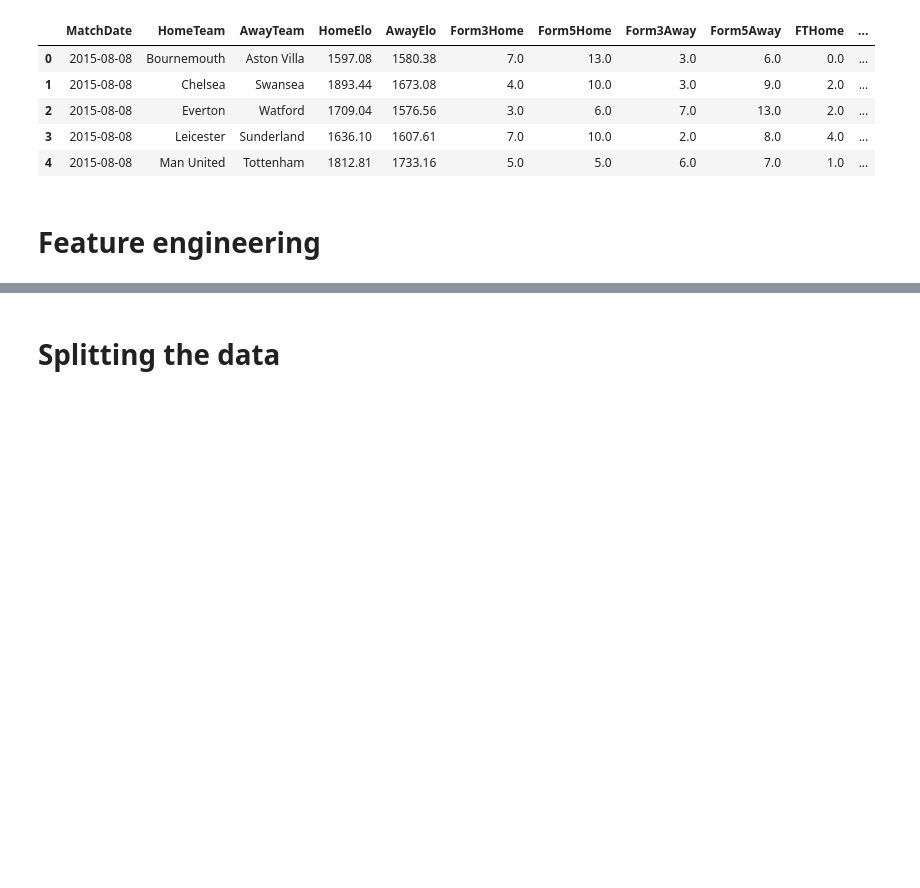
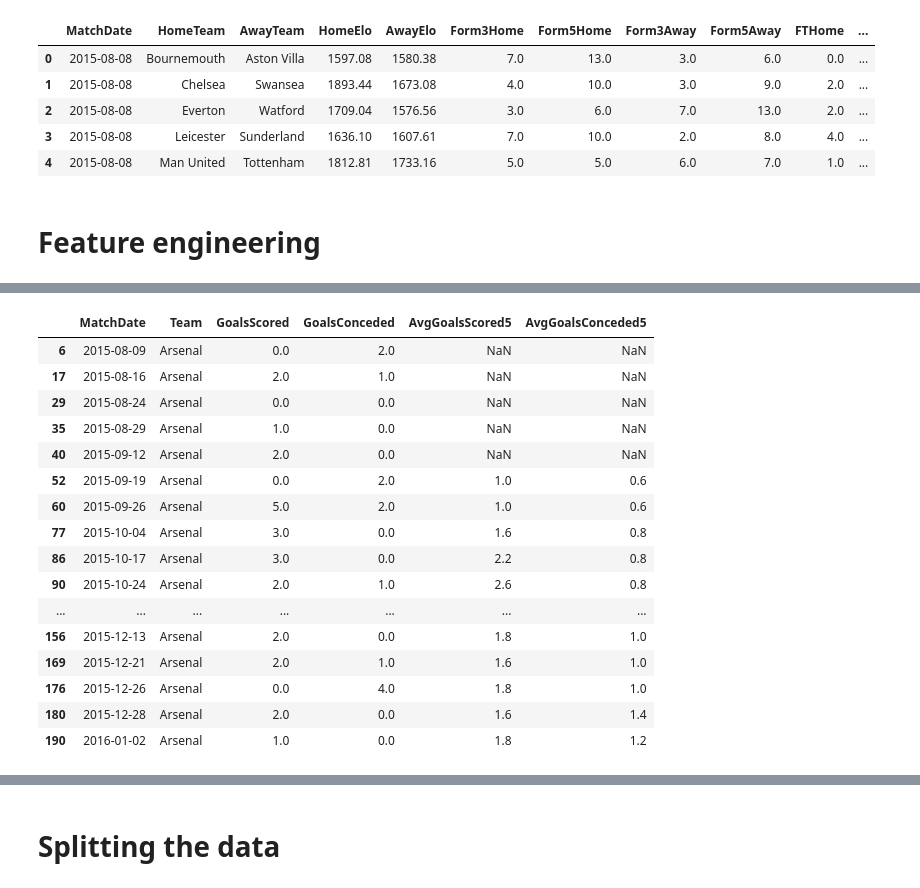
Before and after one commit to AlexJ157/football-analytics, a Jupyter notebook: prediction/notebooks/02_feature_engineering.ipynb, the cells around one changed output, grey strips where cells are left out. Saved outputs shown, nothing was run; the diff lists cells and outputs as text; code cells hidden in the pictures; blank space fills up the shorter version.

```diff
--- a/prediction/notebooks/02_feature_engineering.ipynb
+++ b/prediction/notebooks/02_feature_engineering.ipynb
@@ -13,0 +38,32 @@ df.head()
+# %%
+team_history["AvgGoalsScored5"] = (
+    team_history
+    .groupby("Team")["GoalsScored"]
+    .transform(lambda x: x.shift(1).rolling(5).mean())
+)
+
+team_history["AvgGoalsConceded5"] = (
+    team_history
+    .groupby("Team")["GoalsConceded"]
+    .transform(lambda x: x.shift(1).rolling(5).mean())
+)
+
+team_history.head(20)
+# %% [output]
+|  | MatchDate | Team | GoalsScored | GoalsConceded | AvgGoalsScored5 | AvgGoalsConceded5 |
+| 6 | 2015-08-09 | Arsenal | 0.0 | 2.0 | NaN | NaN |
+| 17 | 2015-08-16 | Arsenal | 2.0 | 1.0 | NaN | NaN |
+| 29 | 2015-08-24 | Arsenal | 0.0 | 0.0 | NaN | NaN |
+| 35 | 2015-08-29 | Arsenal | 1.0 | 0.0 | NaN | NaN |
+| 40 | 2015-09-12 | Arsenal | 2.0 | 0.0 | NaN | NaN |
+| 52 | 2015-09-19 | Arsenal | 0.0 | 2.0 | 1.0 | 0.6 |
+| 60 | 2015-09-26 | Arsenal | 5.0 | 2.0 | 1.0 | 0.6 |
+| 77 | 2015-10-04 | Arsenal | 3.0 | 0.0 | 1.6 | 0.8 |
+| 86 | 2015-10-17 | Arsenal | 3.0 | 0.0 | 2.2 | 0.8 |
+| 90 | 2015-10-24 | Arsenal | 2.0 | 1.0 | 2.6 | 0.8 |
+| ... | ... | ... | ... | ... | ... | ... |
+| 156 | 2015-12-13 | Arsenal | 2.0 | 0.0 | 1.8 | 1.0 |
+| 169 | 2015-12-21 | Arsenal | 2.0 | 1.0 | 1.6 | 1.0 |
+| 176 | 2015-12-26 | Arsenal | 0.0 | 4.0 | 1.8 | 1.0 |
+| 180 | 2015-12-28 | Arsenal | 2.0 | 0.0 | 1.6 | 1.4 |
+| 190 | 2016-01-02 | Arsenal | 1.0 | 0.0 | 1.8 | 1.2 |
```
Also changed, not shown: parts of 16 cells of this notebook, 1 other file.
